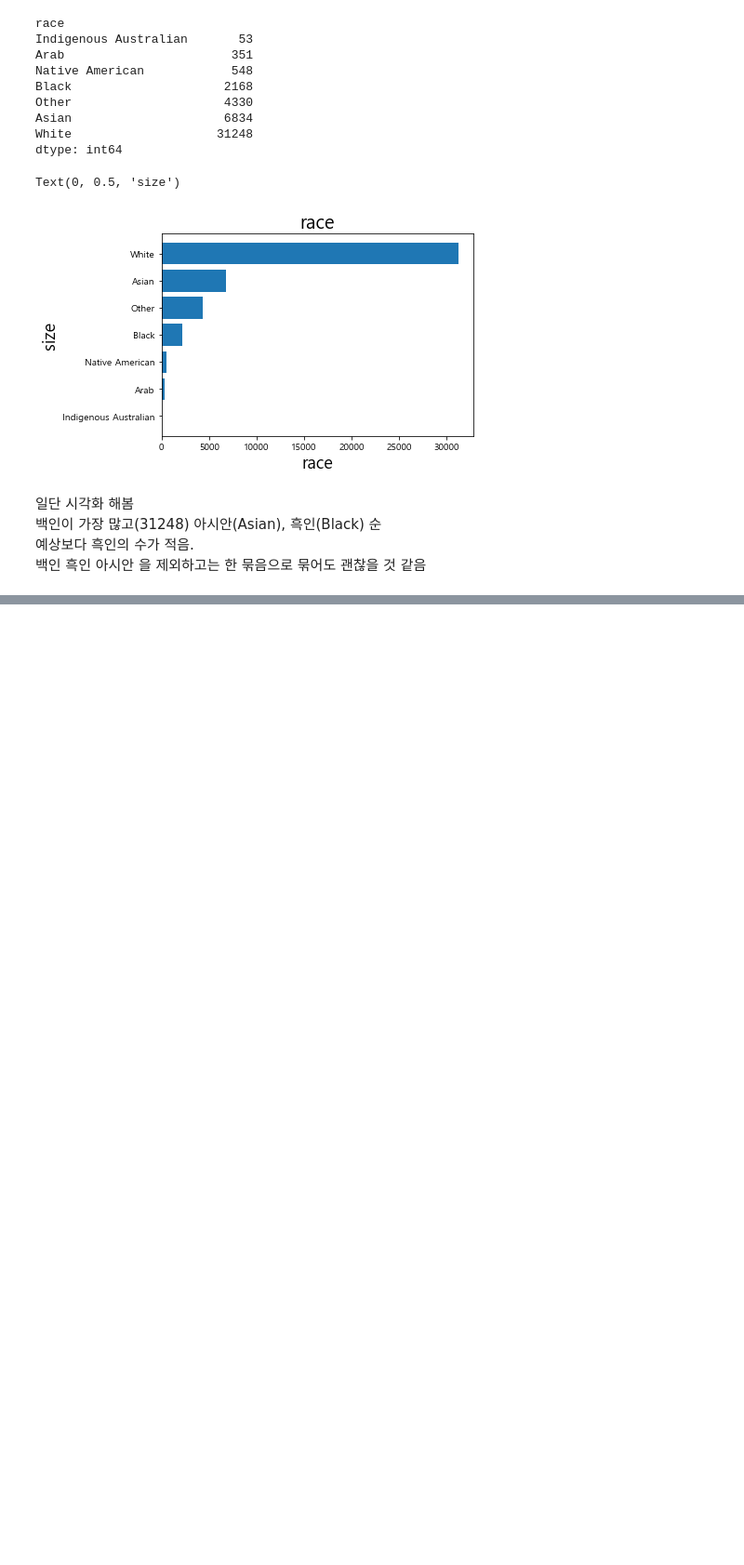
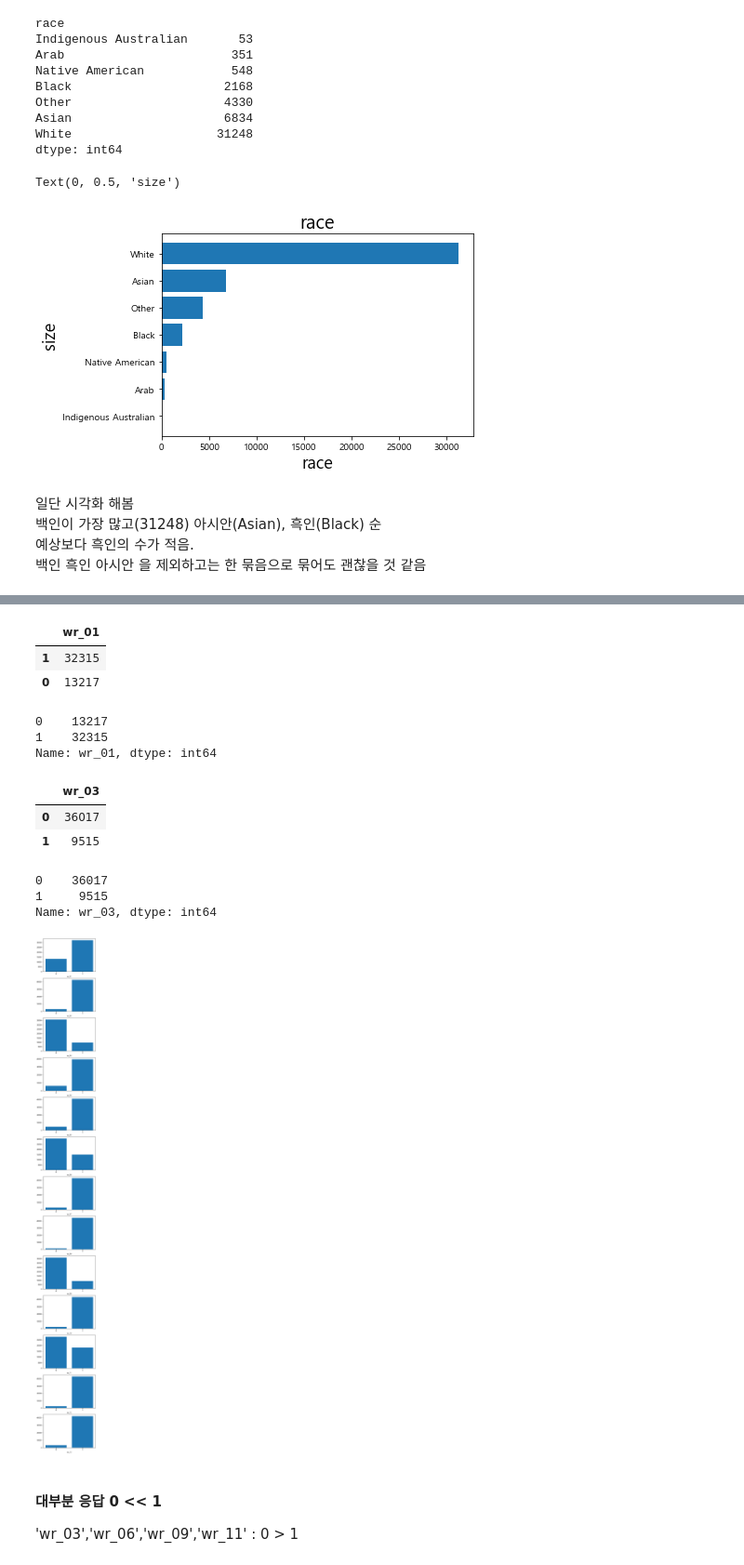
Before and after one commit to sryu219/TeamProject, a Jupyter notebook: FinalProject.ipynb, the cells around one changed output, grey strips where cells are left out. Shown at 93% size. Cells and saved outputs as stored; diff of their text form; code cells hidden in the pictures; blank space fills up the shorter version.

```diff
--- a/FinalProject.ipynb
+++ b/FinalProject.ipynb
@@ -409,0 +480,3 @@ Text(0, 0.5, 'size')
+# %%
+wr_list = list(train)[64:]
+wr_list
@@ -409,0 +497,41 @@ Text(0, 0.5, 'size')
+# %%
+pd.DataFrame(train[wr_list[0]].value_counts())
+# %% [output]
+|  | wr_01 |
+| 1 | 32315 |
+| 0 | 13217 |
+# %%
+wr1_s = train[wr_list[0]].value_counts().sort_index()
+wr1_s
+# %% [output]
+0    13217
+1    32315
+Name: wr_01, dtype: int64
+# %%
+pd.DataFrame(train[wr_list[2]].value_counts())
+# %% [output]
+|  | wr_03 |
+| 0 | 36017 |
+| 1 | 9515 |
+# %%
+wr3_s = train[wr_list[2]].value_counts().sort_index()
+wr3_s
+# %% [output]
+0    36017
+1     9515
+Name: wr_03, dtype: int64
+# %%
+label = ["0", "1"]
+
+# wr 한번에 출력
+fig, ax = plt.subplots(13,1, figsize=(5,50))
+
+for i in range(len(wr_list)):
+    ax[i].bar(label, train[wr_list[i]].value_counts().sort_index())
+    ax[i].set_xlabel(wr_list[i])
+# %% [output]
+[figure, added]
+# %% [markdown]
+#### 대부분 응답  0 << 1
+
+'wr_03','wr_06','wr_09','wr_11' : 0 > 1
```
Also changed, not shown: parts of 15 cells of this notebook.
